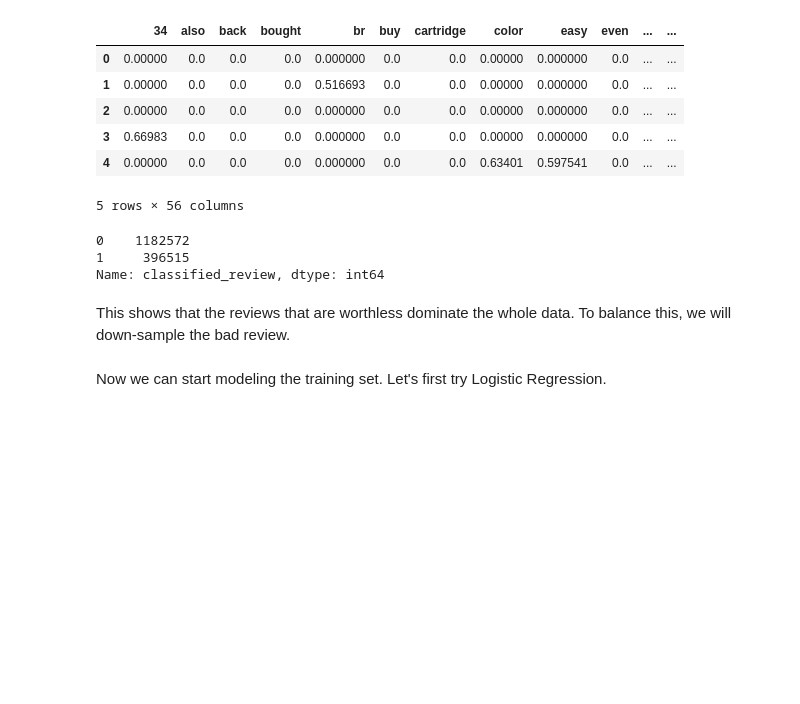
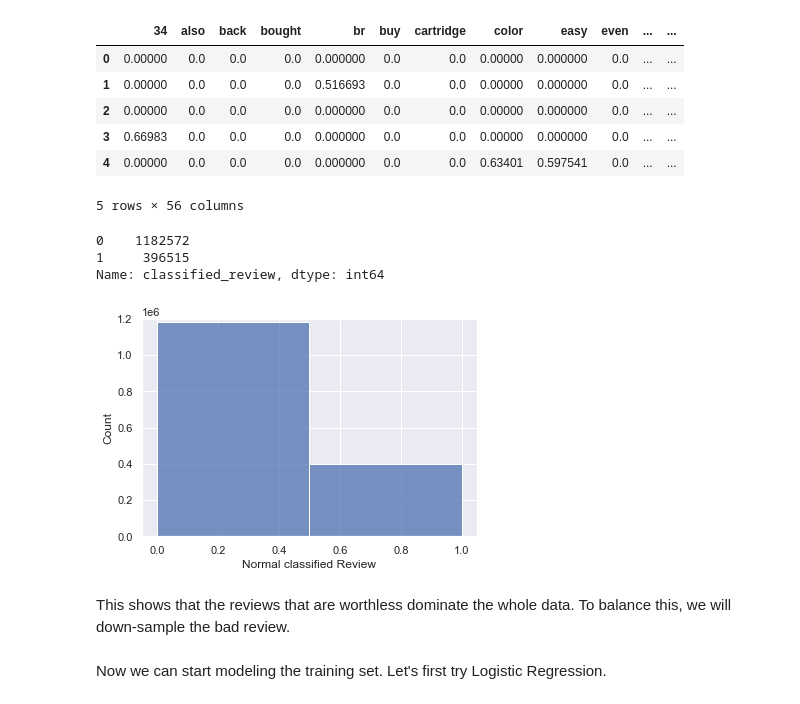
Before and after one commit to mnguyen494/Capstone-SpringBoard-2, a Jupyter notebook: Modeling.ipynb, the cells around one changed output. Saved outputs shown, nothing was run; the diff lists cells and outputs as text; code cells hidden in the pictures; blank space fills up the shorter version.

```diff
--- a/Modeling.ipynb
+++ b/Modeling.ipynb
@@ -145,6 +150,14 @@ y_train.value_counts()
 0    1182572
 1     396515
 Name: classified_review, dtype: int64
+# %%
+ax = sns.histplot(y_train, binwidth=0.5)
+ax.set( xlabel='Normal classified Review')
+plt.ylim([0,1200000])
+plt.savefig("Classified_review_histogram_normal.png", bbox_inches="tight")
+plt.show()
+# %% [output]
+[figure, added]
 # %% [markdown]
 This shows that the reviews that are worthless dominate the whole data. To balance this, we will down-sample the bad review.
 # %%
```
Also changed, not shown: parts of 18 cells of this notebook, 7 other files.
